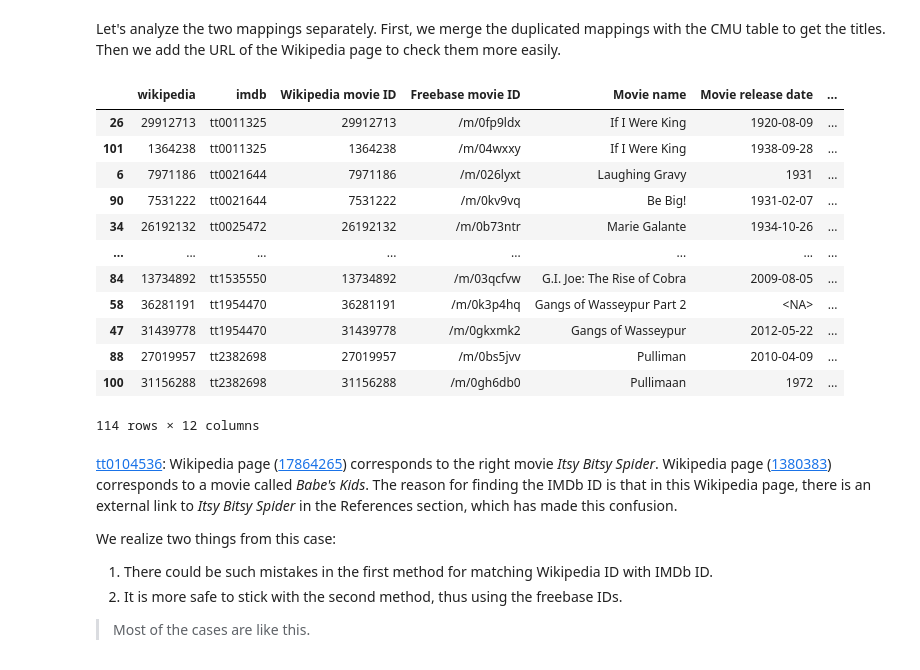
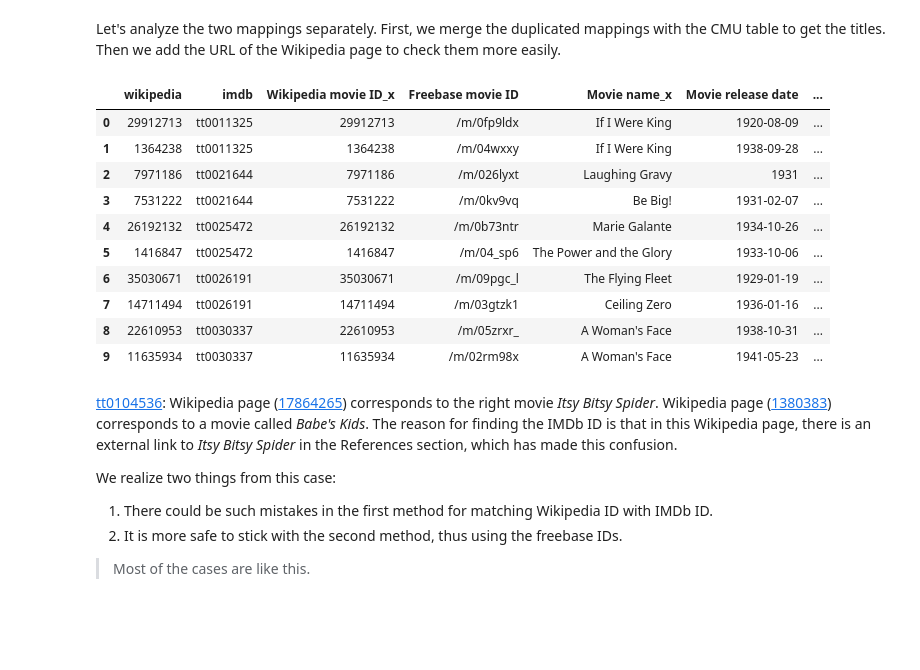
Before and after one commit to epfl-ada/ada-2023-project-crunchychicken, a Jupyter notebook: final_first_draft.ipynb, the cells around one changed output. Cells and saved outputs as stored; diff of their text form; code cells hidden in the pictures; blank space fills up the shorter version.

```diff
--- a/final_first_draft.ipynb
+++ b/final_first_draft.ipynb
@@ -1241,23 +1265,21 @@ len(duplicates_01.imdb.unique()), len(duplicates_02.imdb.unique())
 # %% [markdown]
 Let's analyze the two mappings separately. First, we merge the duplicated mappings with the CMU table to get the titles. Then we add the URL of the Wikipedia page to check them more easily.
 # %%
-duplicates_01 = pd.merge(left=duplicates_01, right=cmu_movies, left_on='wikipedia', right_on='Wikipedia movie ID',how='left').sort_values(by='imdb')
+duplicates_01 = pd.merge(left=duplicates_01, right=cmu_movies[['Wikipedia movie ID', 'Movie name']], left_on='wikipedia', right_on='Wikipedia movie ID',how='left').sort_values(by='imdb')
 duplicates_01['url'] = duplicates_01.wikipedia.apply(lambda pageid: wikipedia.page(pageid=pageid).url)
-display(duplicates_01, display_id=False)
+display(duplicates_01.head(10), display_id=False)
 # %% [output]
-|  | wikipedia | imdb | Wikipedia movie ID | Freebase movie ID | Movie name | Movie release date | ... |
-| 26 | 29912713 | tt0011325 | 29912713 | /m/0fp9ldx | If I Were King | 1920-08-09 | ... |
-| 101 | 1364238 | tt0011325 | 1364238 | /m/04wxxy | If I Were King | 1938-09-28 | ... |
-| 6 | 7971186 | tt0021644 | 7971186 | /m/026lyxt | Laughing Gravy | 1931 | ... |
-| 90 | 7531222 | tt0021644 | 7531222 | /m/0kv9vq | Be Big! | 1931-02-07 | ... |
-| 34 | 26192132 | tt0025472 | 26192132 | /m/0b73ntr | Marie Galante | 1934-10-26 | ... |
-| ... | ... | ... | ... | ... | ... | ... | ... |
-| 84 | 13734892 | tt1535550 | 13734892 | /m/03qcfvw | G.I. Joe: The Rise of Cobra | 2009-08-05 | ... |
-| 58 | 36281191 | tt1954470 | 36281191 | /m/0k3p4hq | Gangs of Wasseypur Part 2 | <NA> | ... |
-| 47 | 31439778 | tt1954470 | 31439778 | /m/0gkxmk2 | Gangs of Wasseypur | 2012-05-22 | ... |
-| 88 | 27019957 | tt2382698 | 27019957 | /m/0bs5jvv | Pulliman | 2010-04-09 | ... |
-| 100 | 31156288 | tt2382698 | 31156288 | /m/0gh6db0 | Pullimaan | 1972 | ... |
+|  | wikipedia | imdb | Wikipedia movie ID_x | Freebase movie ID | Movie name_x | Movie release date | ... |
+| 0 | 29912713 | tt0011325 | 29912713 | /m/0fp9ldx | If I Were King | 1920-08-09 | ... |
+| 1 | 1364238 | tt0011325 | 1364238 | /m/04wxxy | If I Were King | 1938-09-28 | ... |
+| 2 | 7971186 | tt0021644 | 7971186 | /m/026lyxt | Laughing Gravy | 1931 | ... |
+| 3 | 7531222 | tt0021644 | 7531222 | /m/0kv9vq | Be Big! | 1931-02-07 | ... |
+| 4 | 26192132 | tt0025472 | 26192132 | /m/0b73ntr | Marie Galante | 1934-10-26 | ... |
+| 5 | 1416847 | tt0025472 | 1416847 | /m/04_sp6 | The Power and the Glory | 1933-10-06 | ... |
+| 6 | 35030671 | tt0026191 | 35030671 | /m/09pgc_l | The Flying Fleet | 1929-01-19 | ... |
+| 7 | 14711494 | tt0026191 | 14711494 | /m/03gtzk1 | Ceiling Zero | 1936-01-16 | ... |
+| 8 | 22610953 | tt0030337 | 22610953 | /m/05zrxr_ | A Woman's Face | 1938-10-31 | ... |
+| 9 | 11635934 | tt0030337 | 11635934 | /m/02rm98x | A Woman's Face | 1941-05-23 | ... |
-114 rows × 12 columns
 # %% [markdown]
 [tt0104536](https://www.imdb.com/title/tt0104536/): Wikipedia page ([17864265](https://en.wikipedia.org/wiki/Itsy_Bitsy_Spider_(film))) corresponds to the right movie *Itsy Bitsy Spider*. Wikipedia page ([1380383](https://en.wikipedia.org/wiki/Bebe%27s_Kids)) corresponds to a movie called *Babe's Kids*. The reason for finding the IMDb ID is that in this Wikipedia page, there is an external link to *Itsy Bitsy Spider* in the References section, which has made this confusion.
 
```
Also changed, not shown: parts of 18 cells of this notebook.
